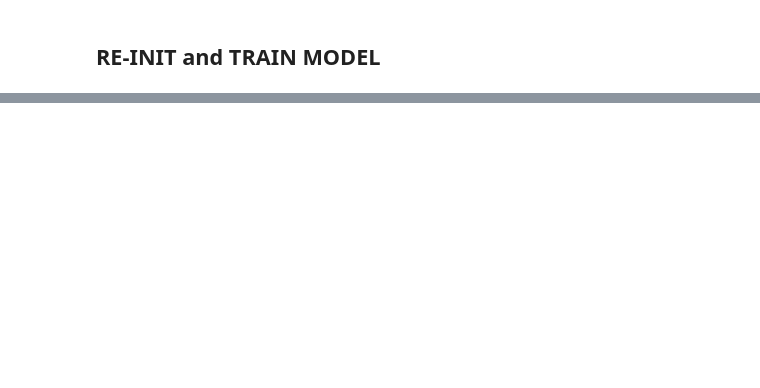
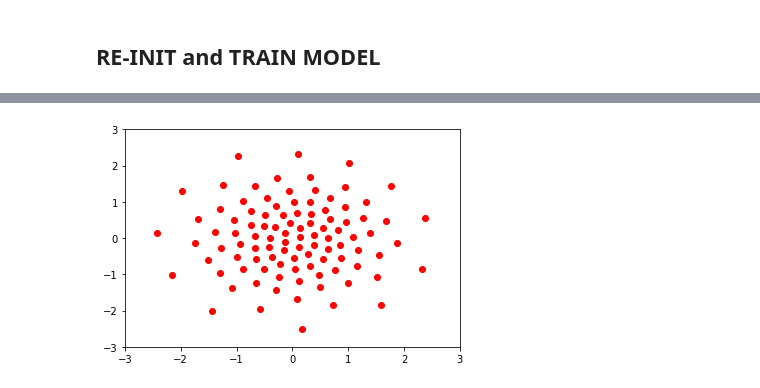
Before and after one commit to JTT94/optimal_quantization, a Jupyter notebook: notebooks/Gaussian Quantization.ipynb, the cells around one changed output, grey strips where cells are left out. Drawn from its saved outputs; the diff is of its cells as text; code cells hidden in the pictures; blank space fills up the shorter version.

```diff
--- a/notebooks/Gaussian Quantization.ipynb
+++ b/notebooks/Gaussian Quantization.ipynb
@@ -284,0 +225,8 @@ y
+# %%
+y_plot = ys.detach().numpy()
+plt.plot(y_plot[:,0], y_plot[:,1], "ro")
+plt.xlim(-3,3)
+plt.ylim(-3,3)
+plt.show()
+# %% [output]
+[figure, added]
```
Also changed, not shown: parts of 51 cells of this notebook, 13 other files.
